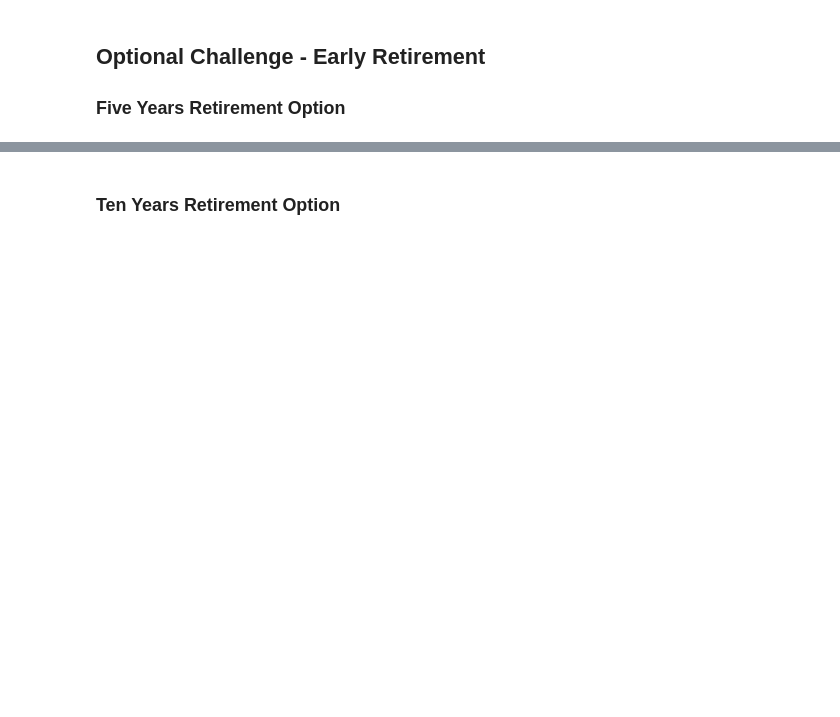
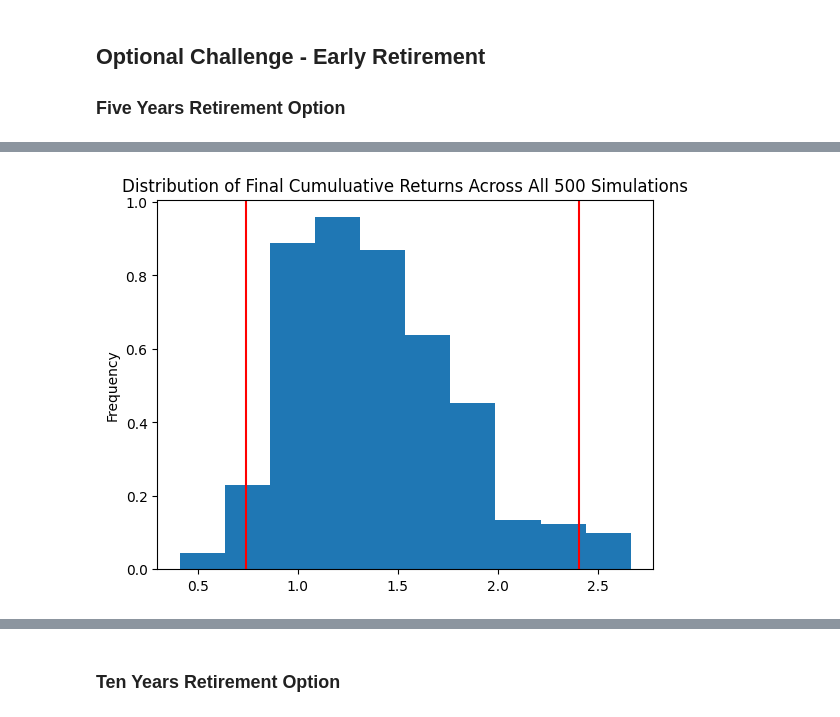
Before and after one commit to bittraidr/Financial_Planner, a Jupyter notebook: financial-planner.ipynb, the cells around one changed output, grey strips where cells are left out. Saved outputs shown, nothing was run; the diff lists cells and outputs as text; code cells hidden in the pictures; blank space fills up the shorter version.

```diff
--- a/financial-planner.ipynb
+++ b/financial-planner.ipynb
@@ -384,5 +412,7 @@ There is a 95% chance that an initial investment of $30000.0 in the portfolio ov
 # %%
 # Plot probability distribution and confidence intervals
-# YOUR CODE HERE!
+five_year_dist = mc_simulation_five_year.plot_distribution()
+# %% [output]
+[figure, added]
 # %%
 # Fetch summary statistics from the Monte Carlo simulation results
```
Also changed, not shown: parts of 24 cells of this notebook.
